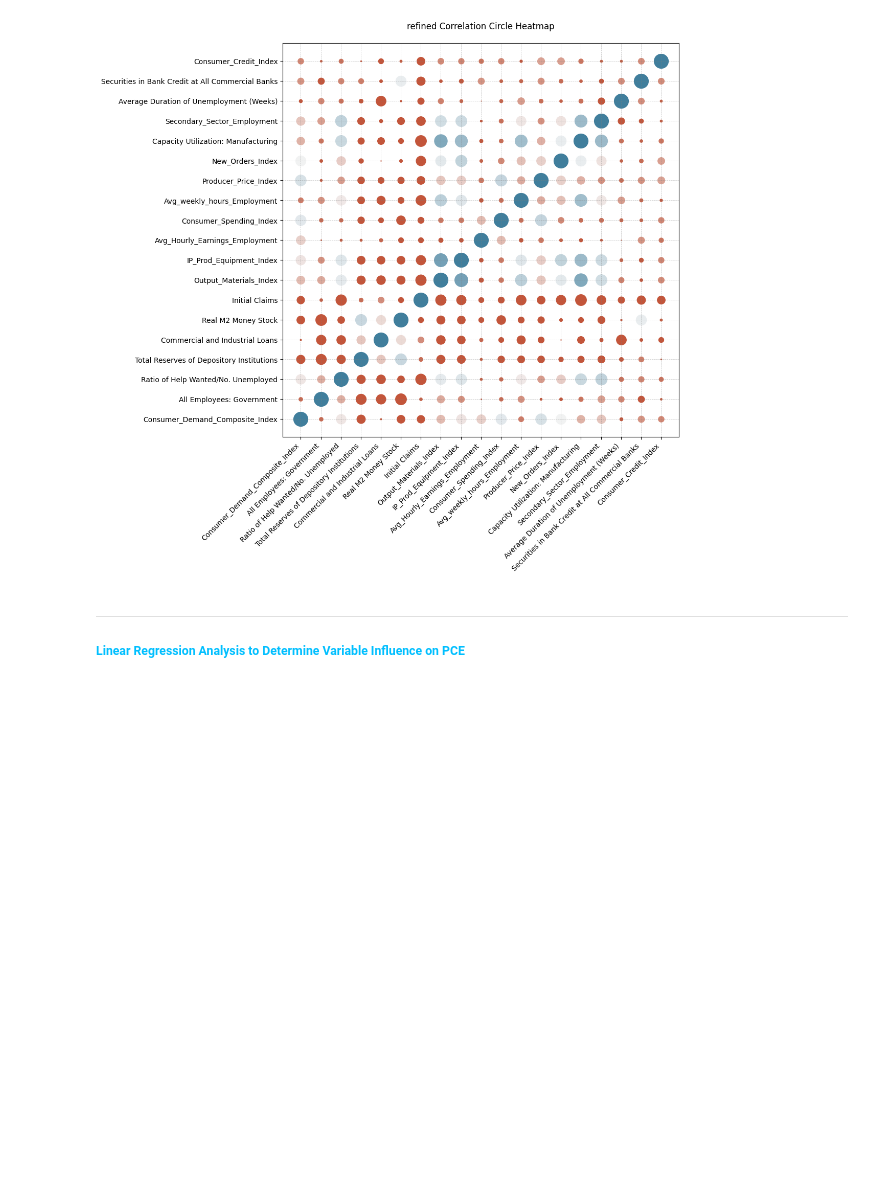
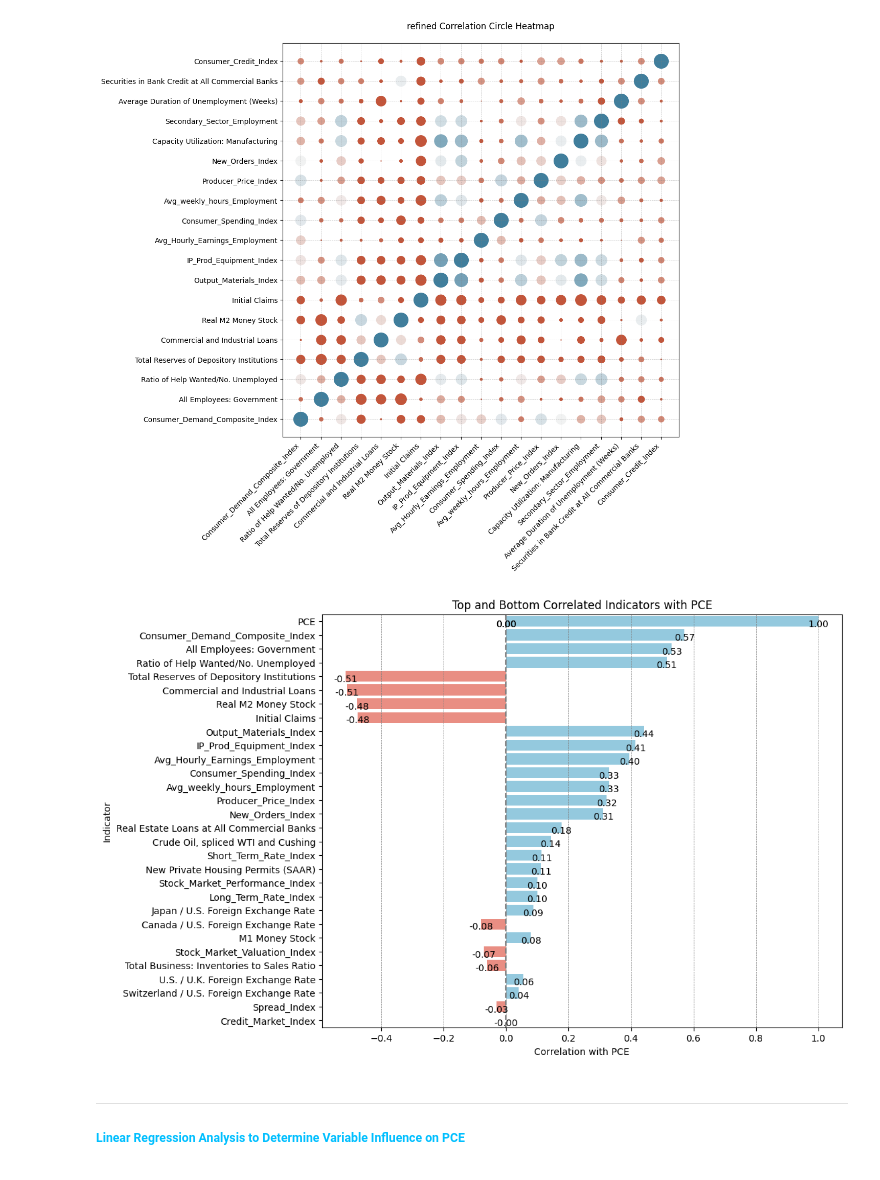
Before and after one commit to janjannagtegaal/NowCasting-M1, a Jupyter notebook: [2]M1_Exploratory_Data_Analysis.ipynb, the cells around one changed output. Cells and saved outputs as stored; diff of their text form; code cells hidden in the pictures; blank space fills up the shorter version.

```diff
--- a/[2]M1_Exploratory_Data_Analysis.ipynb
+++ b/[2]M1_Exploratory_Data_Analysis.ipynb
@@ -614,6 +610,11 @@ top_correlations = calculate_sorted_correlations(refined_dataset, 'PCE')
 plot_correlation_circle_heatmap(refined_dataset, top_correlations_refined, top_n=20, fig_title='refined Correlation Circle Heatmap')
 # %% [output]
 [figure]
+# %%
+calculate_sorted_correlations(joined_dataset, 'PCE')
+plot_correlations(top_correlations,15,15)
+# %% [output]
+[figure, added]
 # %% [markdown]
 <div style="color:#00BFFF">
 
```
Also changed, not shown: parts of 2 cells of this notebook.
